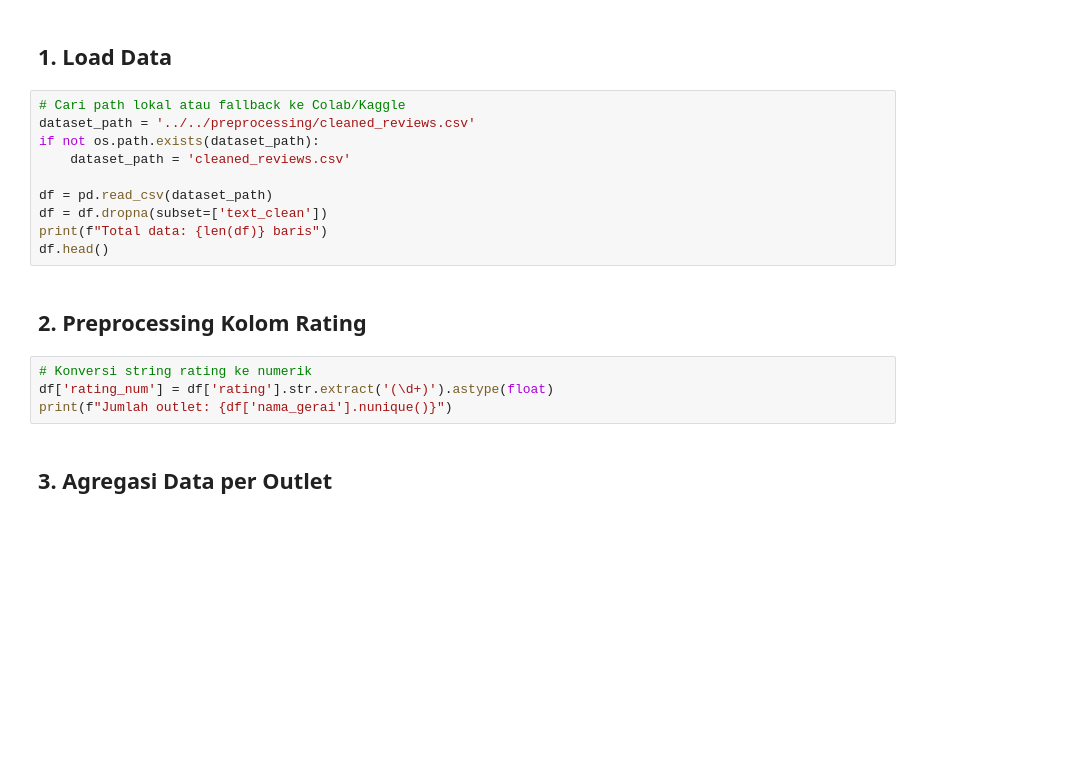
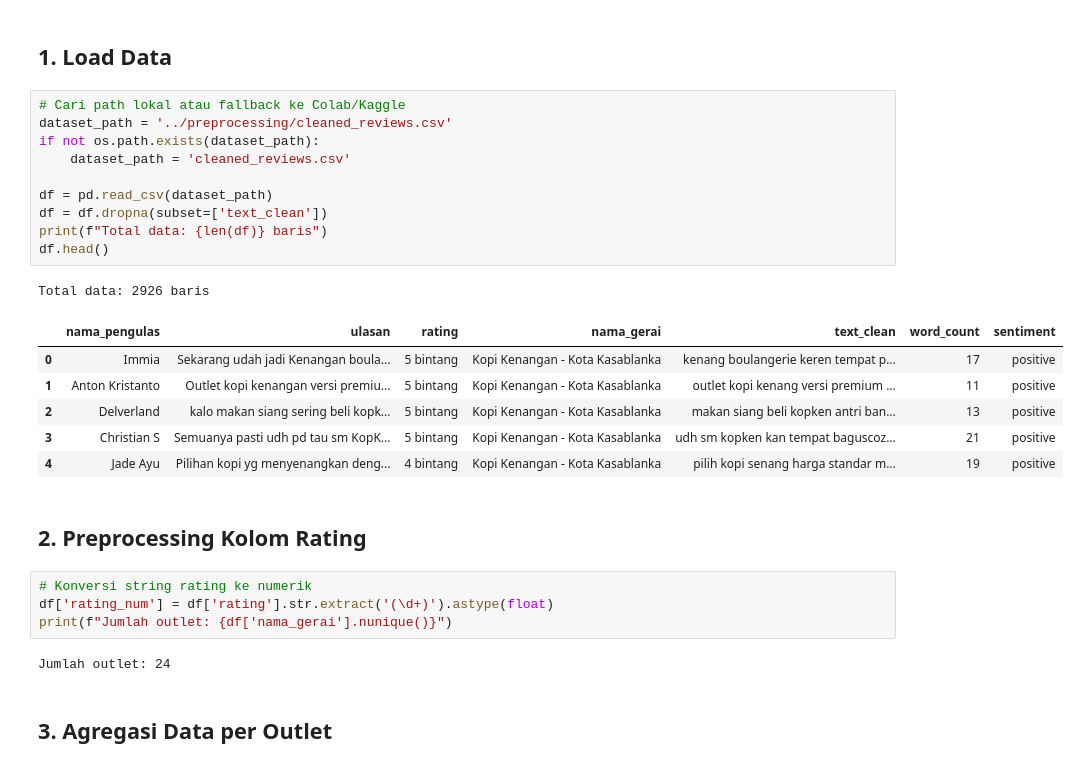
Before and after one commit to rohmet/gmaps-kopken, a Jupyter notebook: modeling/eda_per_gerai.ipynb, the cells around one changed output. Cells and saved outputs as stored; diff of their text form; blank space fills up the shorter version.

```diff
--- a/modeling/eda_per_gerai.ipynb
+++ b/modeling/eda_per_gerai.ipynb
@@ -24,20 +24,30 @@ sns.set_theme(style="whitegrid")
 ## 1. Load Data
 # %%
 # Cari path lokal atau fallback ke Colab/Kaggle
-dataset_path = '../../preprocessing/cleaned_reviews.csv'
+dataset_path = '../preprocessing/cleaned_reviews.csv'
 if not os.path.exists(dataset_path):
     dataset_path = 'cleaned_reviews.csv'
 
 df = pd.read_csv(dataset_path)
 df = df.dropna(subset=['text_clean'])
 print(f"Total data: {len(df)} baris")
 df.head()
+# %% [output]
+Total data: 2926 baris
+|  | nama_pengulas | ulasan | rating | nama_gerai | text_clean | word_count | sentiment |
+| 0 | Immia | Sekarang udah jadi Kenangan boula... | 5 bintang | Kopi Kenangan - Kota Kasablanka | kenang boulangerie keren tempat p... | 17 | positive |
+| 1 | Anton Kristanto | Outlet kopi kenangan versi premiu... | 5 bintang | Kopi Kenangan - Kota Kasablanka | outlet kopi kenang versi premium ... | 11 | positive |
+| 2 | Delverland | kalo makan siang sering beli kopk... | 5 bintang | Kopi Kenangan - Kota Kasablanka | makan siang beli kopken antri ban... | 13 | positive |
+| 3 | Christian S | Semuanya pasti udh pd tau sm KopK... | 5 bintang | Kopi Kenangan - Kota Kasablanka | udh sm kopken kan tempat baguscoz... | 21 | positive |
+| 4 | Jade Ayu | Pilihan kopi yg menyenangkan deng... | 4 bintang | Kopi Kenangan - Kota Kasablanka | pilih kopi senang harga standar m... | 19 | positive |
 # %% [markdown]
 ## 2. Preprocessing Kolom Rating
 # %%
 # Konversi string rating ke numerik
 df['rating_num'] = df['rating'].str.extract('(\d+)').astype(float)
 print(f"Jumlah outlet: {df['nama_gerai'].nunique()}")
+# %% [output]
+Jumlah outlet: 24
 # %% [markdown]
 ## 3. Agregasi Data per Outlet
 # %%
```
Also changed, not shown: parts of 4 cells of this notebook, 1 other file.
